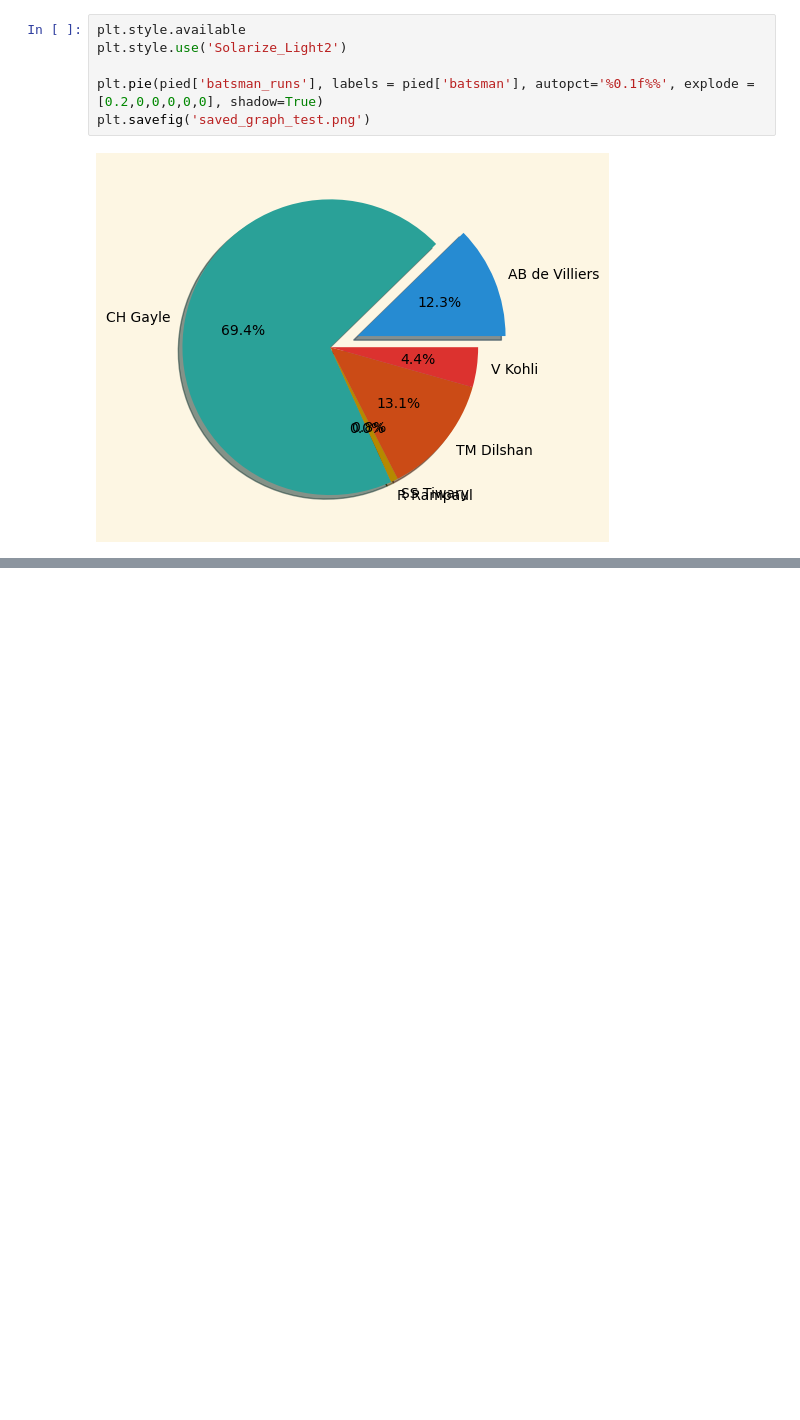
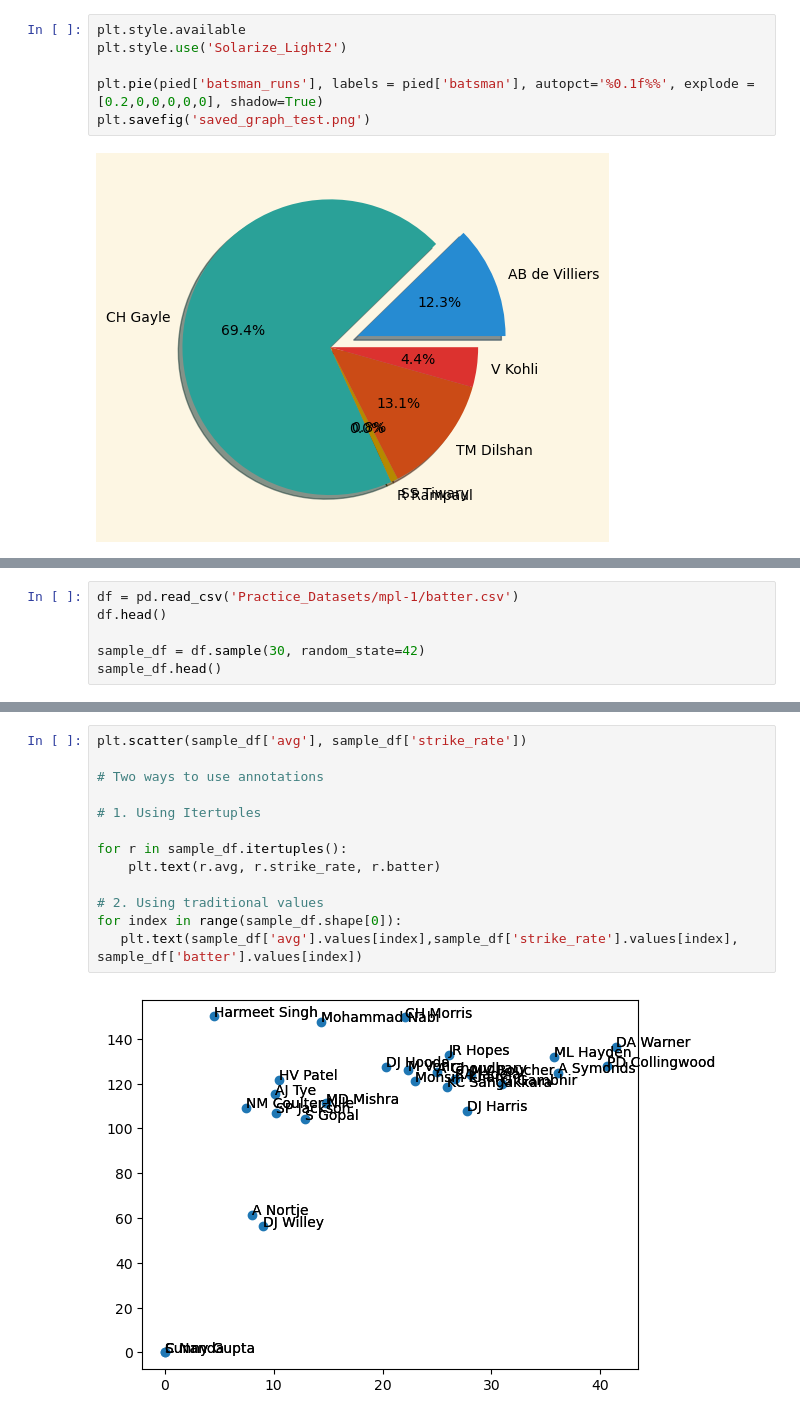
Before and after one commit to Harsith-Panda/Exploratory-Data-Analysis-And-Data-Preprocessing, a Jupyter notebook: Matplotlib.ipynb, the cells around one changed output, grey strips where cells are left out. Cells and saved outputs as stored; diff of their text form; blank space fills up the shorter version.

```diff
--- a/Matplotlib.ipynb
+++ b/Matplotlib.ipynb
@@ -352,0 +386,6 @@ plt.savefig('saved_graph_test.png')
+# %%
+df = pd.read_csv('Practice_Datasets/mpl-1/batter.csv')
+df.head()
+
+sample_df = df.sample(30, random_state=42)
+sample_df.head()
@@ -352,0 +399,15 @@ plt.savefig('saved_graph_test.png')
+# %%
+plt.scatter(sample_df['avg'], sample_df['strike_rate'])
+
+# Two ways to use annotations
+
+# 1. Using Itertuples
+
+for r in sample_df.itertuples():
+    plt.text(r.avg, r.strike_rate, r.batter)
+
+# 2. Using traditional values
+for index in range(sample_df.shape[0]):
+   plt.text(sample_df['avg'].values[index],sample_df['strike_rate'].values[index], sample_df['batter'].values[index])
+# %% [output]
+[figure, added]
```
Also changed, not shown: parts of 4 cells of this notebook, 1 other file.
